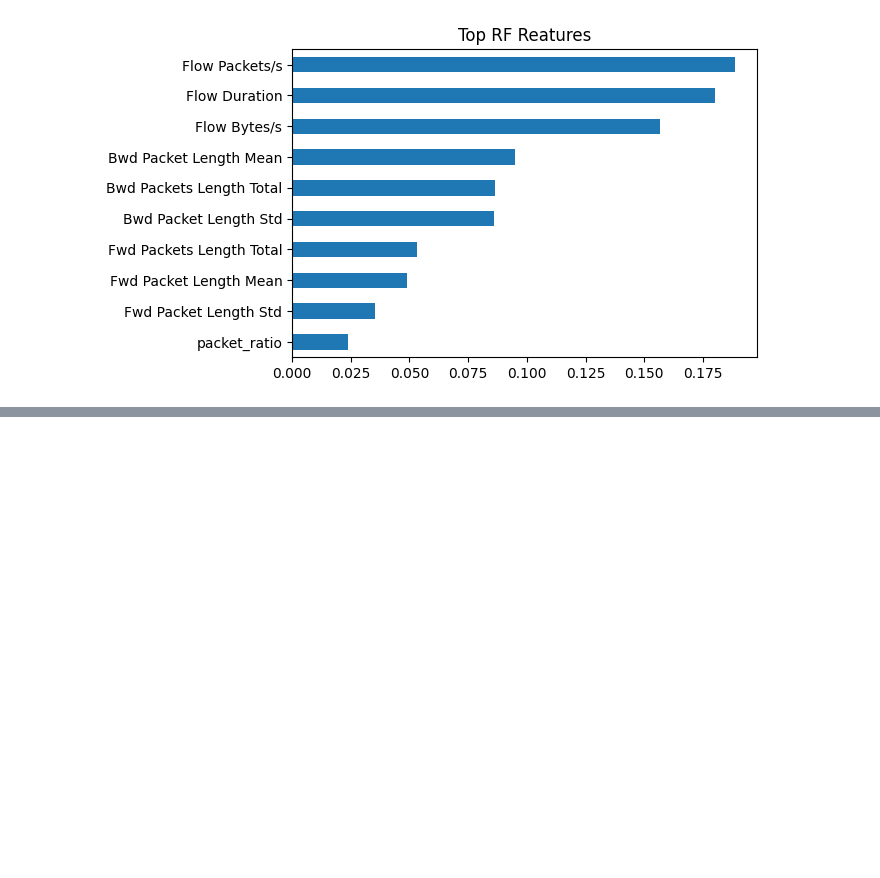
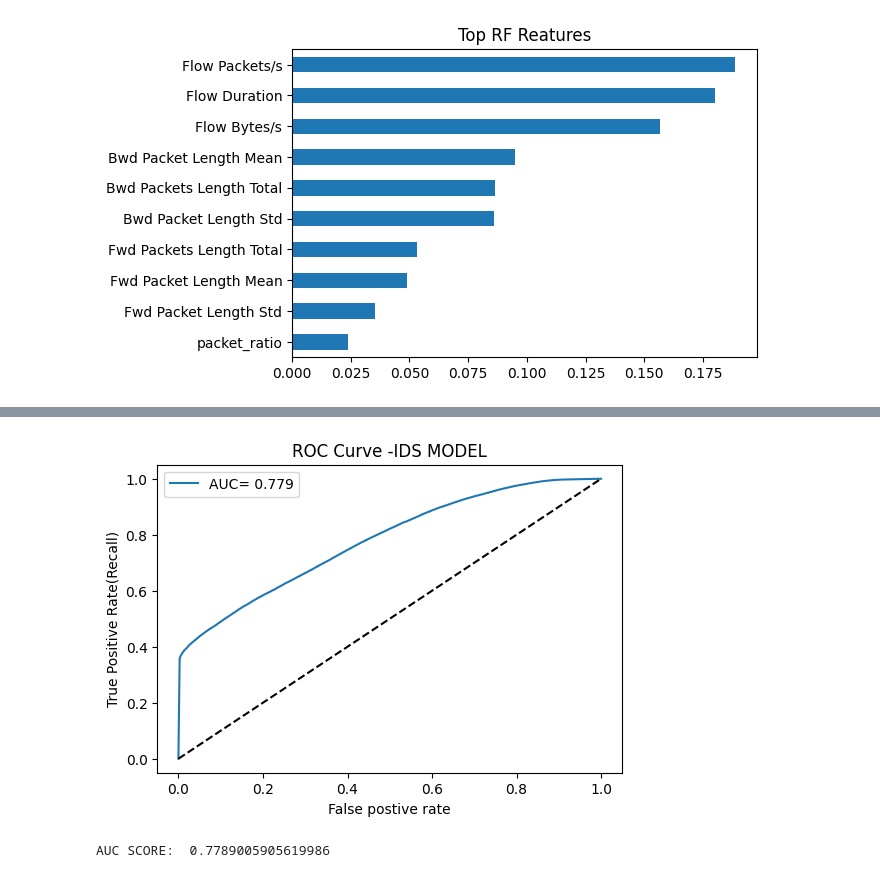
Before and after one commit to Vivek8840/ml-cyber-threat-detection, a Jupyter notebook: notebooks/01_data_exploration.ipynb, the cells around one changed output, grey strips where cells are left out. Cells and saved outputs as stored; diff of their text form; code cells hidden in the pictures; blank space fills up the shorter version.

```diff
--- a/notebooks/01_data_exploration.ipynb
+++ b/notebooks/01_data_exploration.ipynb
@@ -390,0 +542,8 @@ plt.show()
+# %%
+rf_cost=RandomForestClassifier(
+    n_estimators=300,
+    random_state=42,
+    n_jobs=-1,
+    class_weight={0:1,1:3} #attack -> 3X importance
+)
+rf_cost.fit(x_train,y_train)
@@ -390,0 +553,6 @@ plt.show()
+# %%
+y_prob=rf_cost.predict_proba(x_test)[:,1]
+threshold=0.4
+y_pred_cost=(y_prob > threshold).astype(int)
+print(confusion_matrix(y_test,y_pred_cost))
+print(classification_report(y_test,y_pred_cost))
@@ -390,0 +570,15 @@ plt.show()
+# %%
+fpr,tpr,thresholds=roc_curve(y_test,y_prob)
+roc_auc=auc(fpr,tpr)
+plt.figure(figsize=(6,4))
+plt.plot(fpr,tpr,label=f"AUC= {roc_auc :.3f}")
+plt.plot([0,1],[0,1],'k--')
+plt.xlabel("False postive rate")
+plt.ylabel("True Positive Rate(Recall)")
+plt.title("ROC Curve -IDS MODEL")
+plt.legend()
+plt.show()
+print("AUC SCORE: ",roc_auc)
+# %% [output]
+[figure, added]
+AUC SCORE:  0.7789005905619986
```
Also changed, not shown: parts of 27 cells of this notebook.
